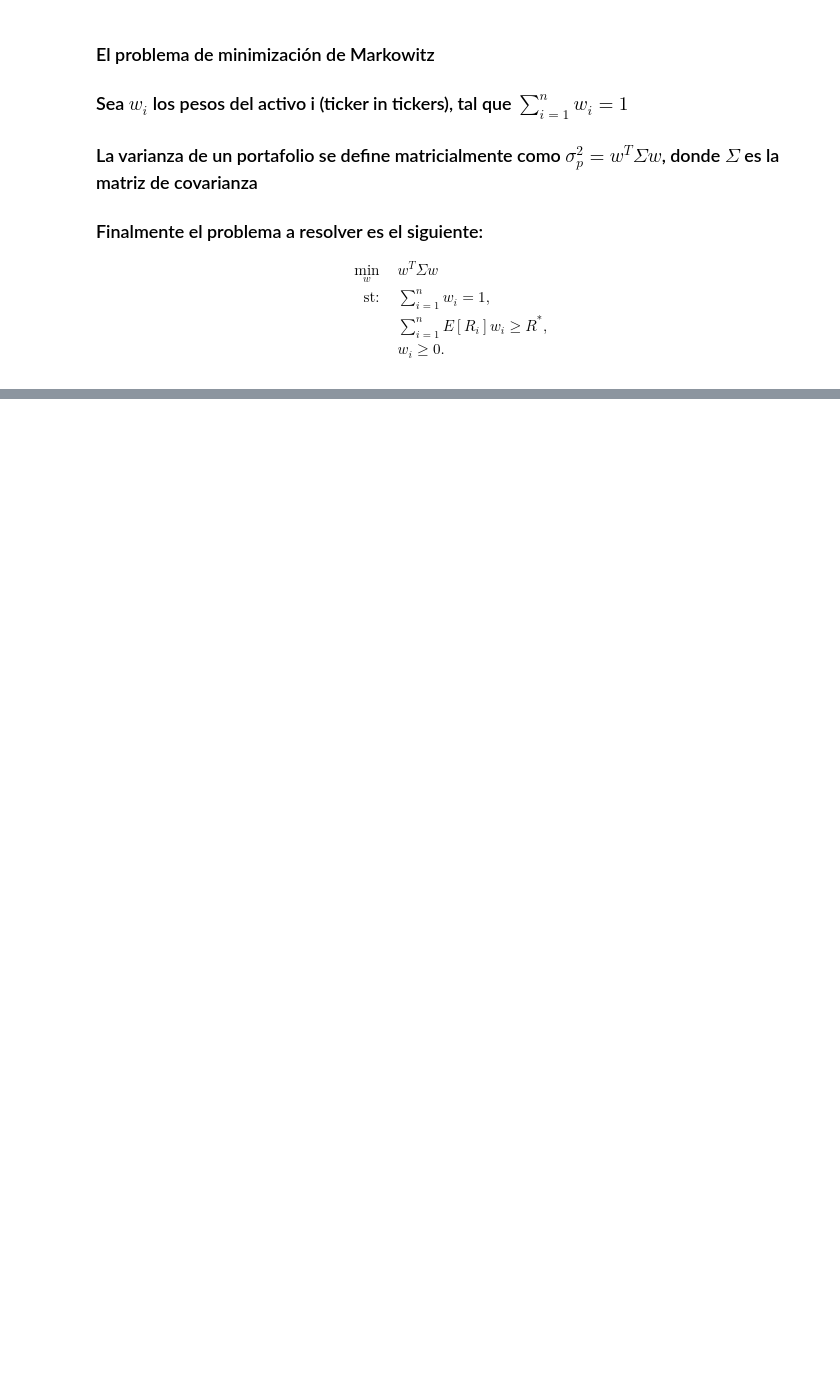
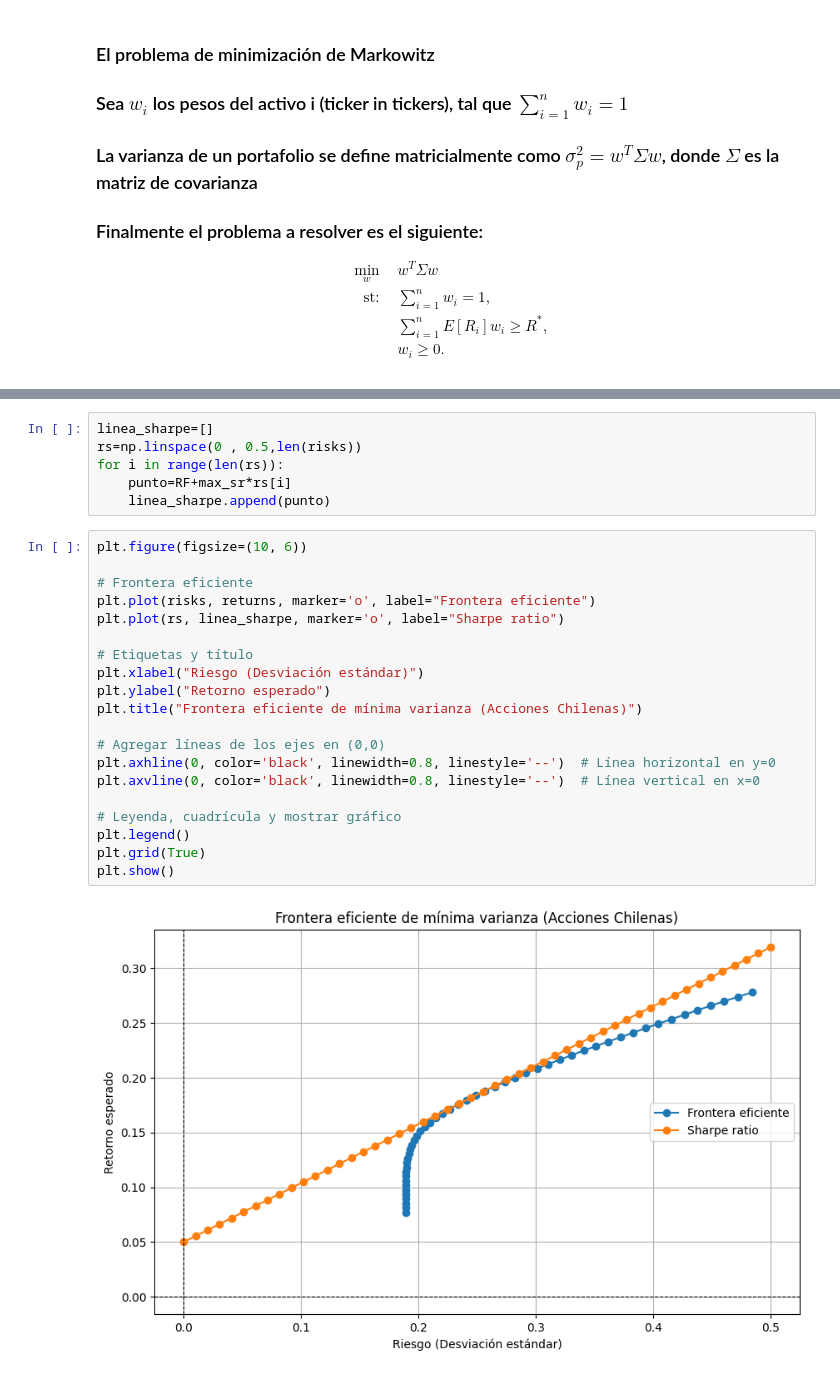
Before and after one commit to jvliouc/Portafolios, a Jupyter notebook: port.ipynb, the cells around one changed output, grey strips where cells are left out. Cells and saved outputs as stored; diff of their text form; blank space fills up the shorter version.

```diff
--- a/port.ipynb
+++ b/port.ipynb
@@ -153,0 +168,28 @@ plt.show()
+# %%
+linea_sharpe=[]
+rs=np.linspace(0 , 0.5,len(risks))
+for i in range(len(rs)):
+    punto=RF+max_sr*rs[i]
+    linea_sharpe.append(punto)
+# %%
+plt.figure(figsize=(10, 6))
+
+# Frontera eficiente
+plt.plot(risks, returns, marker='o', label="Frontera eficiente")
+plt.plot(rs, linea_sharpe, marker='o', label="Sharpe ratio")
+
+# Etiquetas y título
+plt.xlabel("Riesgo (Desviación estándar)")
+plt.ylabel("Retorno esperado")
+plt.title("Frontera eficiente de mínima varianza (Acciones Chilenas)")
+
+# Agregar líneas de los ejes en (0,0)
+plt.axhline(0, color='black', linewidth=0.8, linestyle='--')  # Línea horizontal en y=0
+plt.axvline(0, color='black', linewidth=0.8, linestyle='--')  # Línea vertical en x=0
+
+# Leyenda, cuadrícula y mostrar gráfico
+plt.legend()
+plt.grid(True)
+plt.show()
+# %% [output]
+[figure, added]
```
Also changed, not shown: parts of 9 cells of this notebook, 1 other file.
